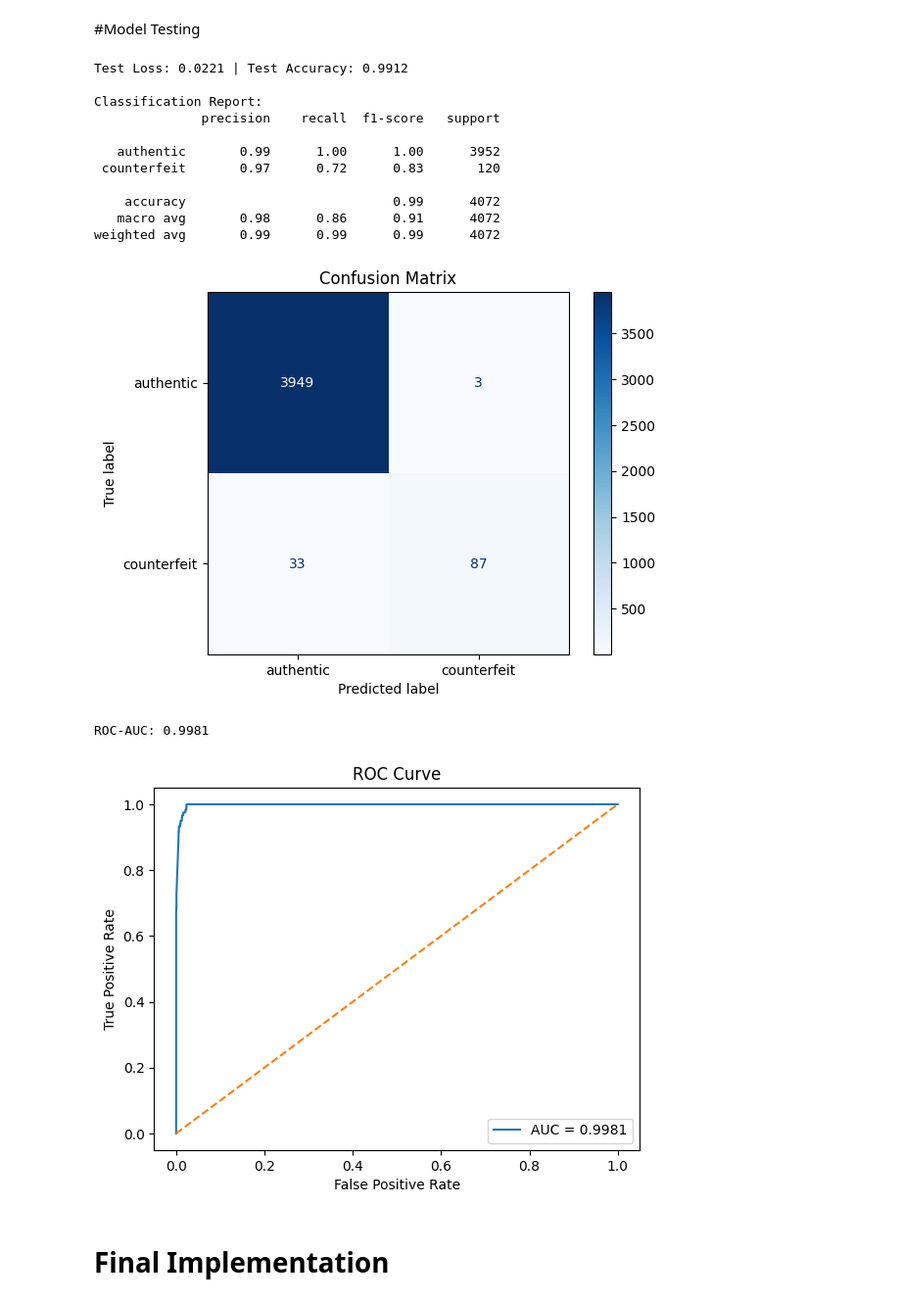
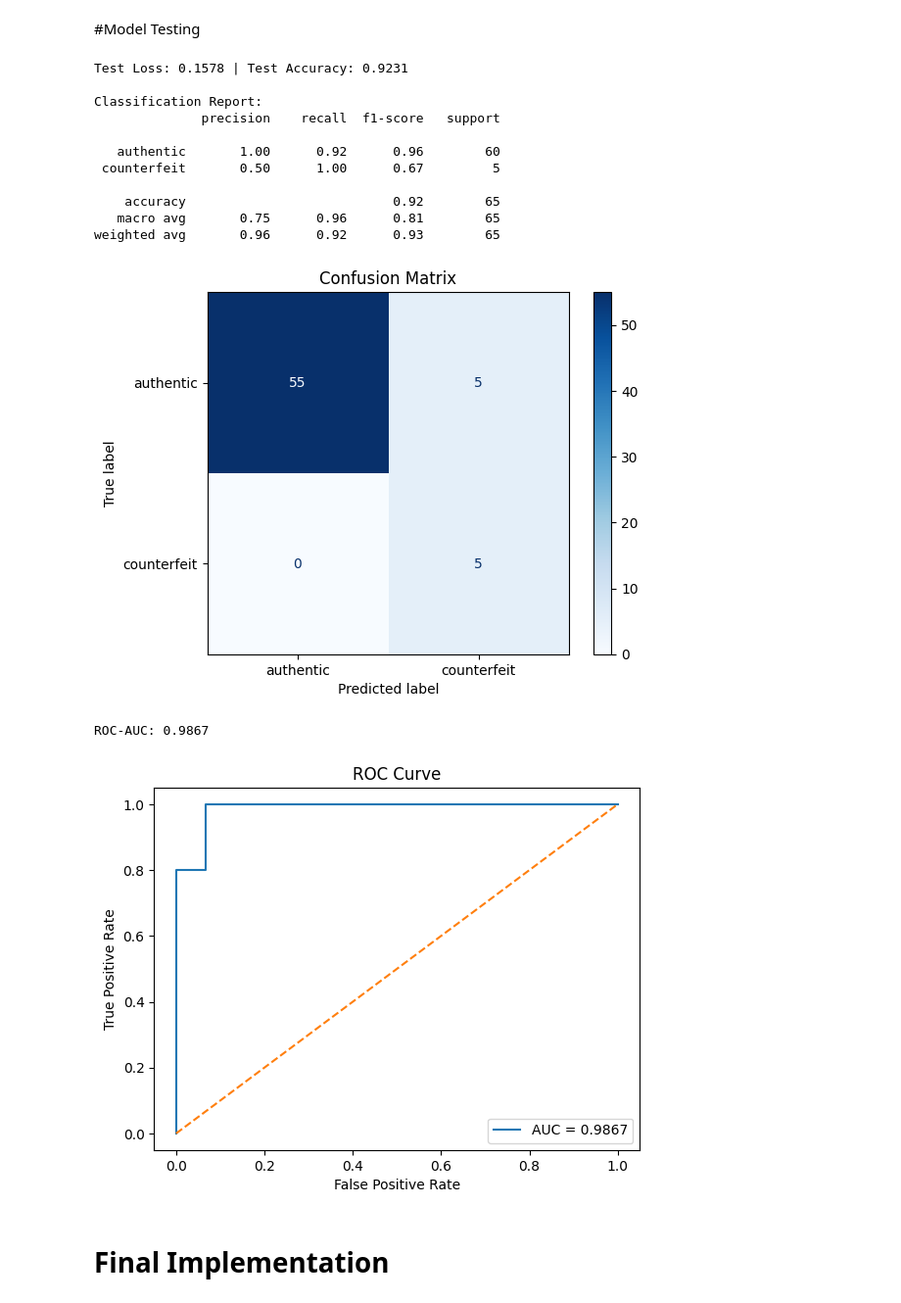
Before and after one commit to sophiezla/FII-NX1Intl-SOPHIE-ZHU, a Jupyter notebook: counterfeit_drug_ai.ipynb, the cells around one changed output. Shown at 98% size. Cells and saved outputs as stored; diff of their text form; code cells hidden in the pictures.

Commit message:
Final version. Updated model, added in user-input section and cleaned documentation

```diff
--- a/counterfeit_drug_ai.ipynb
+++ b/counterfeit_drug_ai.ipynb
@@ -306,4 +352,4 @@ def train_loop(train_dataloader, model, loss_fn, optimizer, epochs):
 # %%
-# Train model
-losses = train_loop(train_dataloader, model, criterion, optimizer, epochs=10)
+
+train_and_validate(model, train_dataloader, val_dataloader, criterion, optimizer, epochs=10, device=device)
 # %% [output]
@@ -349,18 +382,0 @@ from sklearn.metrics import (
-# %%
-#Create confusion matrix
-model.eval()
-all_preds = []
-all_labels = []
-
-with torch.no_grad():
-    for images, labels in val_dataloader:
-            images, labels = images.to(device), labels.to(device)
-            outputs = model(images)
-            preds = torch.argmax(outputs, dim=1)
-
-            all_preds.extend(preds.cpu().numpy())
-            all_labels.extend(labels.cpu().numpy())
-
-# Generate confusion matrix
-cm = confusion_matrix(all_labels, all_preds)
-print(cm)
@@ -372,43 +391,49 @@ print(cm)
 # %%
-def test_loop(train_dataloader, model, loss_fn, device, class_names = None):
+def test_loop(test_dataloader, model, loss_fn, device, class_names = None):
   model.eval()
+
+  #storage for predictions, labels, etc.
   all_preds = []
   all_labels = []
   all_probs = []
   running_loss = 0.0
 
   with torch.no_grad():
-        for images, labels in train_dataloader:
+        for images, labels in test_dataloader:
             images, labels = images.to(device), labels.to(device)
 
+            #pass in images
             outputs = model(images)
-            probs = torch.softmax(outputs, dim=1)  # prediction probabilities
+            probs = torch.softmax(outputs, dim=1)
             preds = torch.argmax(outputs, dim=1)
 
+            #calc loss and store
             loss = loss_fn(outputs, labels)
             running_loss += loss.item() * images.size(0)
 
+            #store other results
             all_preds.extend(preds.cpu().numpy())
             all_labels.extend(labels.cpu().numpy())
             all_probs.extend(probs.cpu().numpy())
 
-  test_loss = running_loss / len(train_dataloader.dataset)
+  #calc average test loss and accuracy
+  test_loss = running_loss / len(test_dataloader.dataset)
   test_acc = np.mean(np.array(all_preds) == np.array(all_labels))
 
   print(f"Test Loss: {test_loss:.4f} | Test Accuracy: {test_acc:.4f}\n")
 
-  # Classification Report
+  #Generate classification report
   print("Classification Report:")
   print(classification_report(all_labels, all_preds, target_names=class_names))
 
-  # Confusion Matrix
+  #Generate confusion Matrix
   cm = confusion_matrix(all_labels, all_preds)
   disp = ConfusionMatrixDisplay(confusion_matrix=cm, display_labels=class_names)
   disp.plot(cmap=plt.cm.Blues, values_format='d')
   plt.title("Confusion Matrix")
   plt.show()
 
-  # ROC-AUC
+  #Generate ROC curve (binary classification)
   if len(set(all_labels)) == 2:
       auc = roc_auc_score(all_labels, np.array(all_probs)[:,1])
       fpr, tpr, _ = roc_curve(all_labels, np.array(all_probs)[:,1])
@@ -424,21 +449,21 @@ def test_loop(train_dataloader, model, loss_fn, device, class_names = None):
 
   return test_loss, test_acc, cm
 # %%
-test_loss, test_acc, cm = test_loop(train_dataloader, model, criterion, device, class_names=['authentic','counterfeit'])
+test_loss, test_acc, cm = test_loop(test_dataloader, model, criterion, device, class_names=['authentic','counterfeit'])
 # %% [output]
-Test Loss: 0.0221 | Test Accuracy: 0.9912
+Test Loss: 0.1578 | Test Accuracy: 0.9231
 
 Classification Report:
               precision    recall  f1-score   support
 
-   authentic       0.99      1.00      1.00      3952
- counterfeit       0.97      0.72      0.83       120
+   authentic       1.00      0.92      0.96        60
+ counterfeit       0.50      1.00      0.67         5
 
-    accuracy                           0.99      4072
-   macro avg       0.98      0.86      0.91      4072
-weighted avg       0.99      0.99      0.99      4072
+    accuracy                           0.92        65
+   macro avg       0.75      0.96      0.81        65
+weighted avg       0.96      0.92      0.93        65
-[figure, old version]
+[figure, new version]
-ROC-AUC: 0.9981
+ROC-AUC: 0.9867
-[figure, old version]
+[figure, new version]
 # %% [markdown]
 # Final Implementation
```
Also changed, not shown: parts of 48 cells of this notebook.
